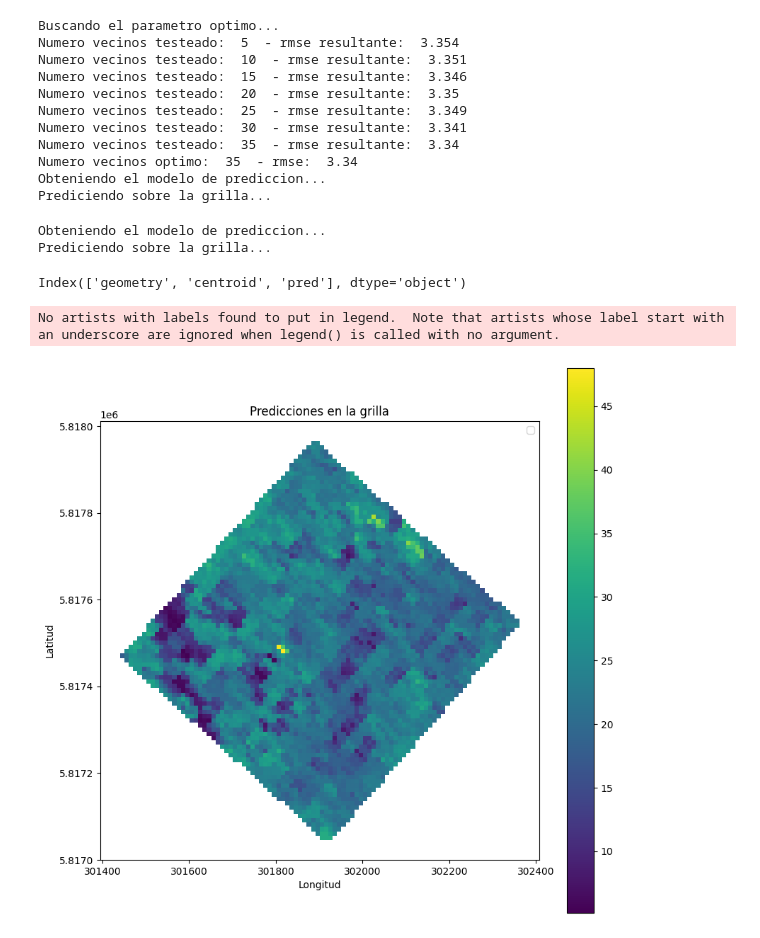
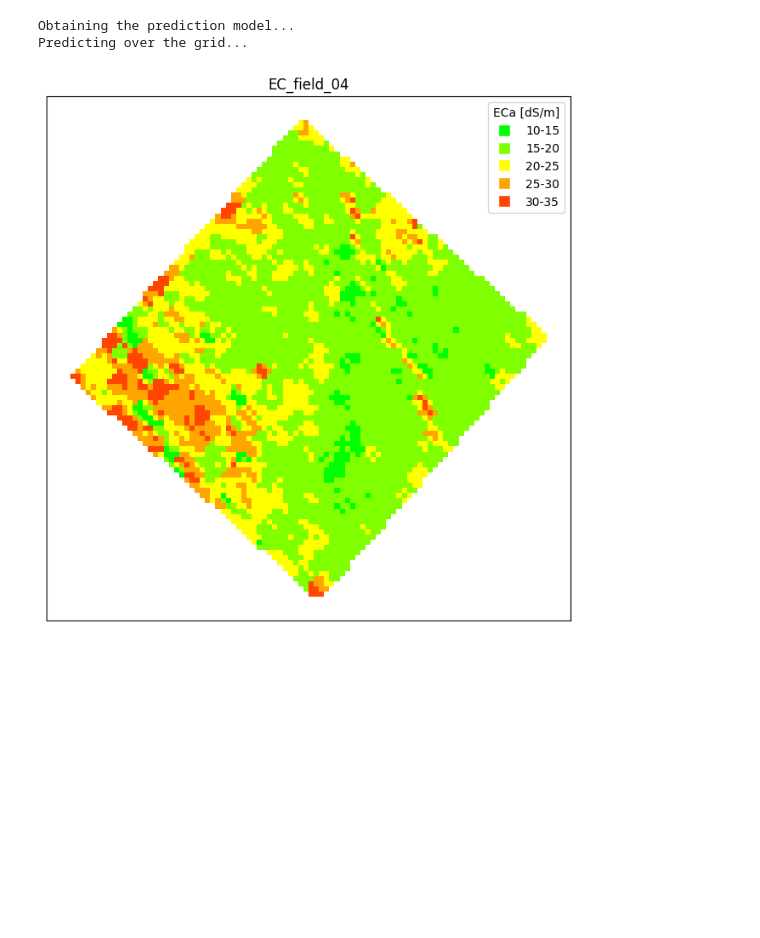
Before and after one commit to alejandroaleman/RtoPy, a Jupyter notebook: random_forest.ipynb, the cells around one changed output. Cells and saved outputs as stored; diff of their text form; code cells hidden in the pictures; blank space fills up the shorter version.

```diff
--- a/random_forest.ipynb
+++ b/random_forest.ipynb
@@ -155,29 +199,12 @@ model, predictions, resid= rfsi(gdf=obs,k_neighbors=knn,vname='EC90',seed=701408
 # %%
 obs = gpd.read_file(filename="Data/ECa.gpkg",layer="EC_field_04")
 bound = gpd.read_file(filename="Data/F05_boundary.gpkg")
-knn = [5,10,15,20,25,30,35]
-model, predictions, resid= rfsi(gdf=obs,k_neighbors=knn,vname='EC90',bound_grid=bound,seed=701408733)
+knn = 10
+model, predictions, resid= rfsi(data=obs,k_neighbors=knn,vname='EC30',bound_grid=bound,grid_geom='Polygon',grid_res=10,seed=701408733)
+colors = ['#00FF00', '#7FFF00', '#FFFF00', '#FFA500', '#FF4500']
+breaks = [10, 15, 20, 25, 30, 35]
+plot_predictions(predictions=predictions,colors=colors,breaks=breaks,plot_title='EC_field_04',legend_title='ECa [dS/m]')
 # %% [output]
-Buscando el parametro optimo...
-Numero vecinos testeado:  5  - rmse resultante:  3.354
-Numero vecinos testeado:  10  - rmse resultante:  3.351
-Numero vecinos testeado:  15  - rmse resultante:  3.346
-Numero vecinos testeado:  20  - rmse resultante:  3.35
-Numero vecinos testeado:  25  - rmse resultante:  3.349
-Numero vecinos testeado:  30  - rmse resultante:  3.341
-Numero vecinos testeado:  35  - rmse resultante:  3.34
-Numero vecinos optimo:  35  - rmse:  3.34
-Obteniendo el modelo de prediccion...
-Prediciendo sobre la grilla...
+Obtaining the prediction model...
+Predicting over the grid...
+[figure, added]
-# %%
-obs = gpd.read_file(filename="Data/ECa.gpkg",layer="EC_field_04")
-bound = gpd.read_file(filename="Data/F05_boundary.gpkg")
-knn = 5
-model, predictions, resid= rfsi(gdf=obs,k_neighbors=knn,vname='EC90',bound_grid=bound,grid_geom='Polygon',grid_res=10,seed=701408733)
-# %% [output]
-Obteniendo el modelo de prediccion...
-Prediciendo sobre la grilla...
-# %%
-print(predictions.columns)
-# %% [output]
-Index(['geometry', 'centroid', 'pred'], dtype='object')
@@ -197,22 +210,0 @@ grid_predicciones = gpd.GeoDataFrame({'geometry': grid_poligonos, 'pred': predic
-# %%
-import matplotlib.pyplot as plt
-
-# Crear una figura y ejes
-fig, ax = plt.subplots(figsize=(10, 10))
-
-# Plotear la grilla con las predicciones
-predictions.plot(ax=ax, column='pred', cmap='viridis', legend=True)
-
-# Añadir título y etiquetas
-ax.set_title('Predicciones en la grilla')
-ax.set_xlabel('Longitud')
-ax.set_ylabel('Latitud')
-
-# Mostrar la leyenda
-plt.legend()
-
-# Mostrar el gráfico
-plt.show()
-# %% [output]
-No artists with labels found to put in legend.  Note that artists whose label start with an underscore are ignored when legend() is called with no argument.
-[figure, removed]
```
Also changed, not shown: parts of 5 cells of this notebook, 3 other files.
